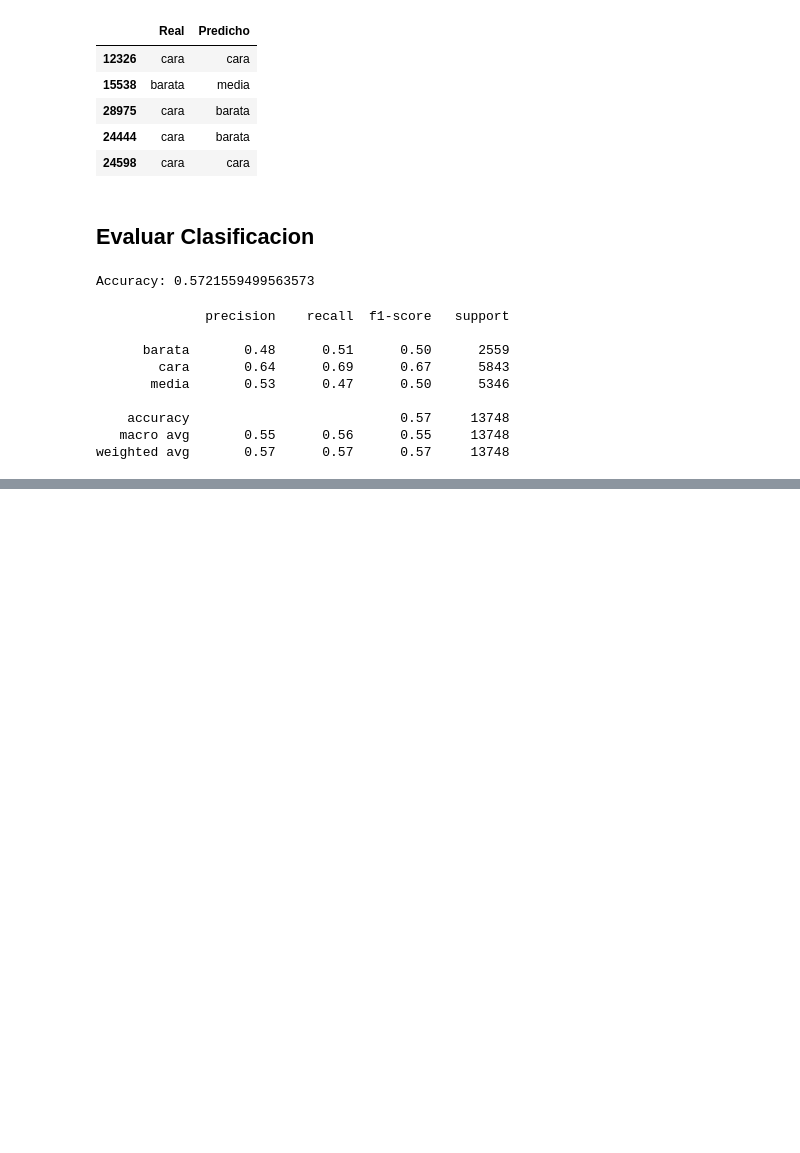
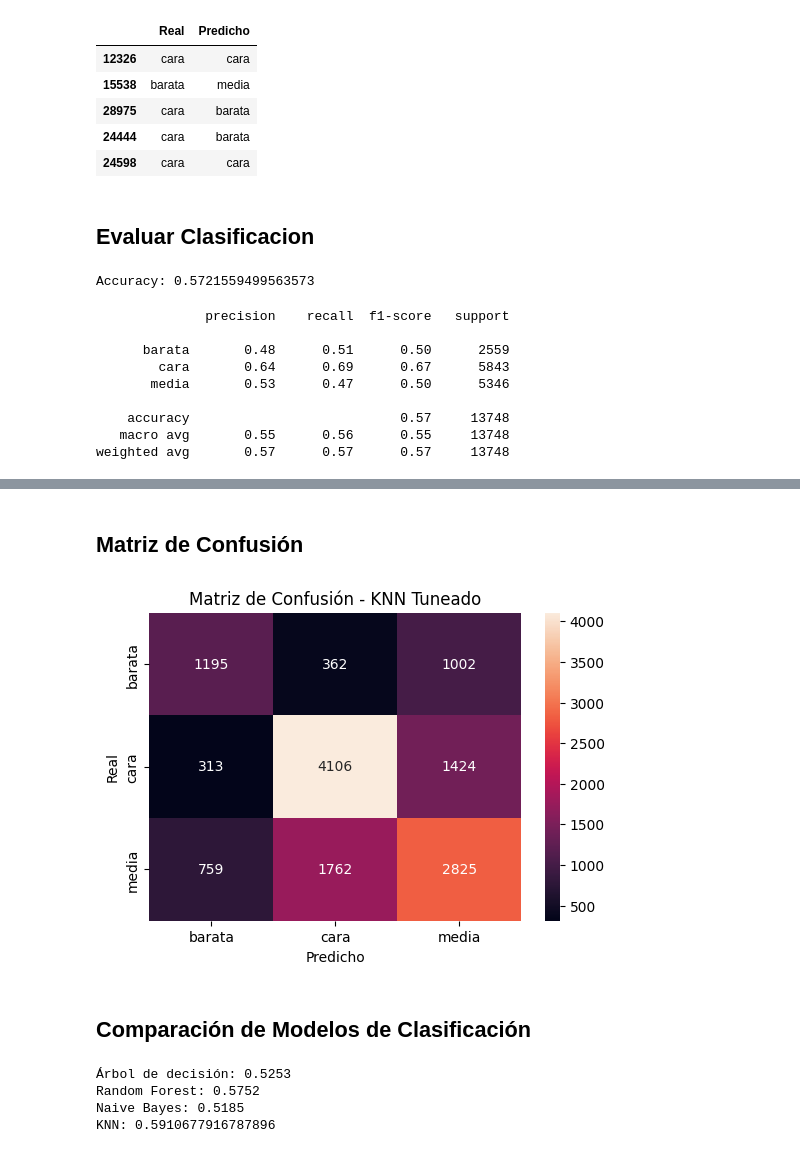
Before and after one commit to Alejandrosiaus/Laboratorio_6_MD, a Jupyter notebook: notebooks/lab_6.ipynb, the cells around one changed output, grey strips where cells are left out. Drawn from its saved outputs; the diff is of its cells as text; code cells hidden in the pictures; blank space fills up the shorter version.

```diff
--- a/notebooks/lab_6.ipynb
+++ b/notebooks/lab_6.ipynb
@@ -277,0 +350,32 @@ weighted avg       0.57      0.57      0.57     13748
+# %% [markdown]
+## Matriz de Confusión
+# %%
+cm_best = confusion_matrix(y_test_c, y_pred_best)
+
+plt.figure(figsize=(6,4))
+sns.heatmap(cm_best, annot=True, fmt='d',
+            xticklabels=['barata','cara','media'],
+            yticklabels=['barata','cara','media'])
+
+plt.xlabel('Predicho')
+plt.ylabel('Real')
+plt.title('Matriz de Confusión - KNN Tuneado')
+plt.show()
+# %% [output]
+[figure, added]
+# %% [markdown]
+## Comparación de Modelos de Clasificación
+# %%
+accuracy_tree = 0.5253
+accuracy_rf =  0.5752
+accuracy_nb = 0.5185
+
+print("Árbol de decisión:", accuracy_tree)
+print("Random Forest:", accuracy_rf)
+print("Naive Bayes:", accuracy_nb)
+print("KNN:", accuracy_best)
+# %% [output]
+Árbol de decisión: 0.5253
+Random Forest: 0.5752
+Naive Bayes: 0.5185
+KNN: 0.5910677916787896
```
Also changed, not shown: parts of 11 cells of this notebook.
